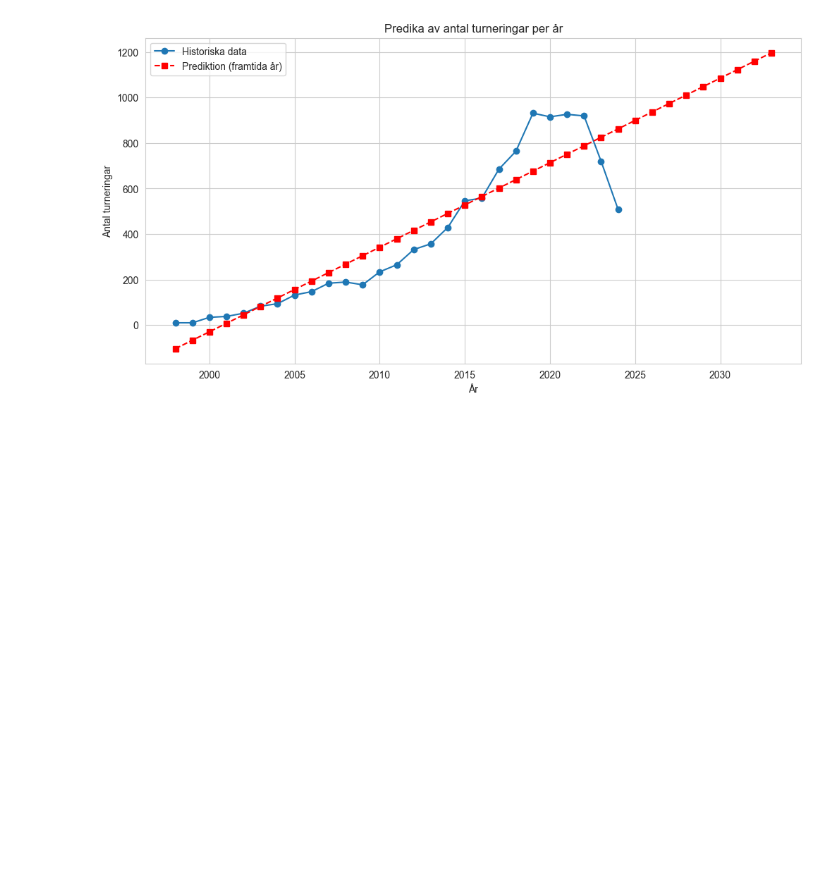
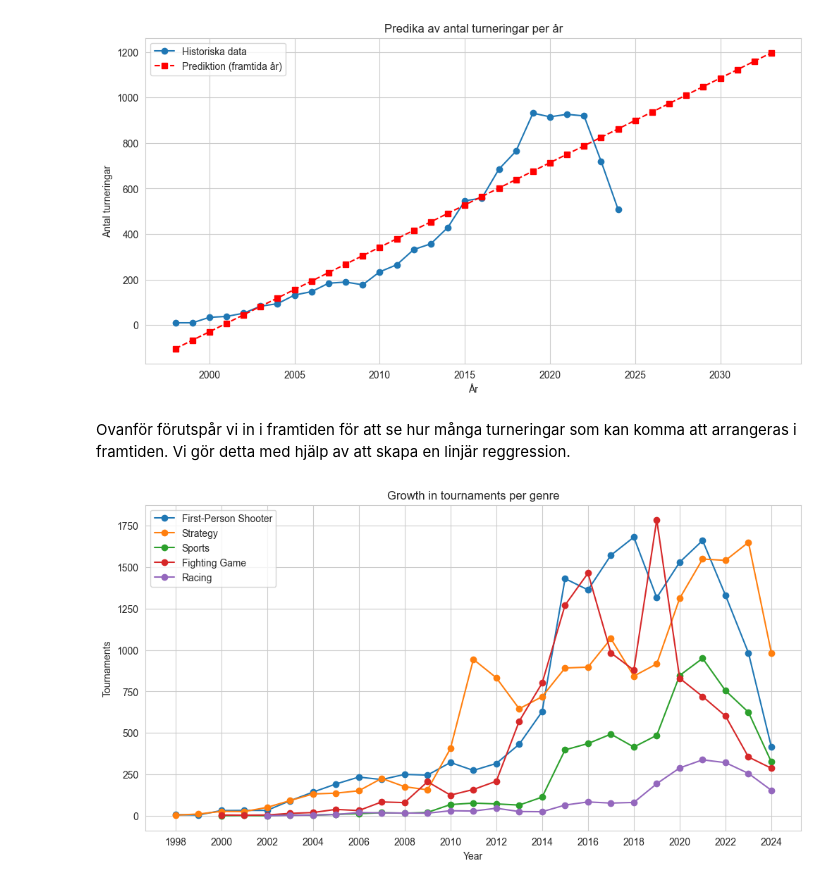
Before and after one commit to AndreasL85/pyprojektarbete, a Jupyter notebook: esports.ipynb, the cells around one changed output. Cells and saved outputs as stored; diff of their text form; code cells hidden in the pictures; blank space fills up the shorter version.

```diff
--- a/esports.ipynb
+++ b/esports.ipynb
@@ -168,7 +169,7 @@ plt.show()
 [figure]
 # %%
 # Extrahera år
-data['Year'] = data['Date'].dt.year
+data["Year"] = pd.to_datetime(data["Date"]).dt.year
 
 # Räkna antal turneringar per år
 tournaments_per_year = data.groupby('Year').size()
@@ -323,3 +331,53 @@ plt.legend()
 plt.grid(True)
 # %% [output]
 [figure]
+# %% [markdown]
+Ovanför förutspår vi in i framtiden för att se hur många turneringar som kan komma att arrangeras i framtiden. Vi gör detta med hjälp av att skapa en linjär reggression.
+# %%
+#Vilken genre har vuxit snabbast i antal turneringar? *intressant*
+# Gruppera efter genre och år, summera antalet turneringar
+growth = data.groupby(['Genre', 'Year'])['Tournaments'].sum().reset_index()
+
+# Beräkna Genomsnittlig årlig tillväxt
+pivot_growth = growth.pivot(index='Year', columns='Genre', values='Tournaments').fillna(0)
+
+#beräkning per genre
+result = {}
+years = pivot_growth.index
+
+for genre in pivot_growth.columns:
+    start_year = pivot_growth.loc[years.min(), genre]
+    end_year = pivot_growth.loc[years.max(), genre]
+    diff = years.max() - years.min()
+
+    # CAGR = Compound Annual Growth Rate
+    if start_year > 0 and diff > 0:
+        cagr = ((end_year / start_year) ** (1 / diff)) - 1
+        result[genre] = cagr
+
+#Konvertera till DataFrame för visning
+cagr_dataframe = pd.DataFrame(result.items(), columns=["Genre", "CAGR"]).sort_values(by="CAGR", ascending=False)
+
+# Filtrera ut genrer med tillräcklig data för att göra en meningsfull visualisering
+top_five_genres = growth["Genre"].value_counts().index[:5]
+
+# Filtrera datasetet för att inkludera dessa genrer
+filtered_growth = growth[growth["Genre"].isin(top_five_genres)]
+
+# Skapa ett linjediagram för att visa tillväxten av turneringar per genre över tid
+plt.figure(figsize=(12, 6))
+
+for genre in top_five_genres:
+    subset = filtered_growth[filtered_growth["Genre"]==genre]
+    plt.plot(subset["Year"], subset["Tournaments"], marker="o", label=genre)
+
+# Anpassa x-axeln för att visa fler sektioner (varannat år)
+plt.xticks(np.arange(growth['Year'].min(), growth['Year'].max() + 1, 2))
+
+plt.xlabel("Year")
+plt.ylabel("Tournaments")
+plt.title("Growth in tournaments per genre")
+plt.legend()
+plt.grid(True)
+# %% [output]
+[figure, added]
```
Also changed, not shown: parts of 7 cells of this notebook.
